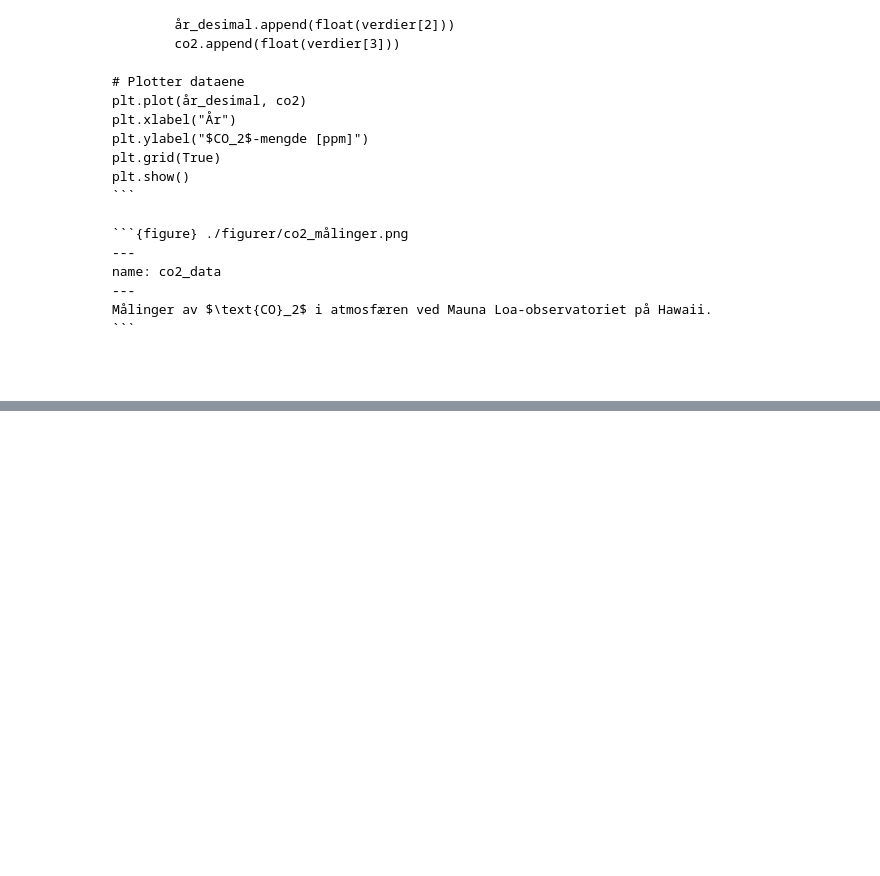
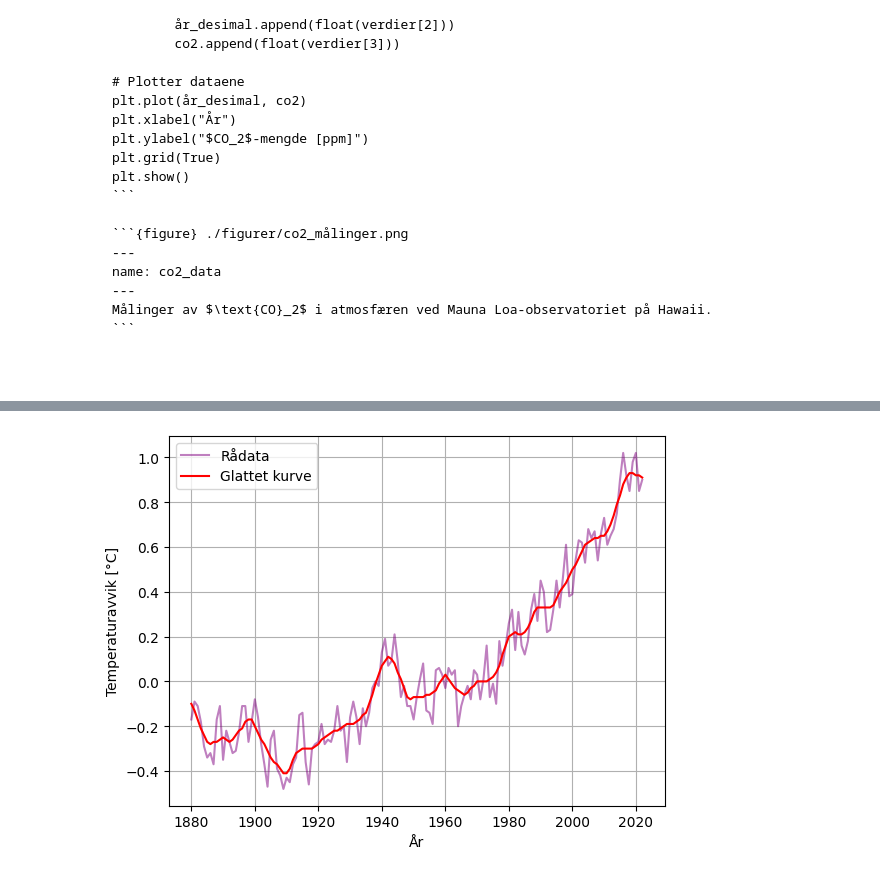
Before and after one commit to reneaas/vgs_programmering, a Jupyter notebook: book/python/IO/lese_filer.ipynb, the cells around one changed output, grey strips where cells are left out. Drawn from its saved outputs; the diff is of its cells as text; code cells hidden in the pictures; blank space fills up the shorter version.

```diff
--- a/book/python/IO/lese_filer.ipynb
+++ b/book/python/IO/lese_filer.ipynb
@@ -290,0 +409,32 @@ Målinger av $\text{CO}_2$ i atmosfæren ved Mauna Loa-observatoriet på Hawaii.
+# %%
+import matplotlib.pyplot as plt
+
+filnavn = "global_temperatures.txt"
+
+år = []
+temperaturavvik = []
+temperaturavvik_smooth = []
+n_hopp = 5 # Fem tommer linjer.
+
+with open(filnavn, "r") as infile:
+    for _ in range(n_hopp):
+        infile.readline()
+
+    for linje in infile:
+        verdier = linje.split()
+
+        år.append(float(verdier[0]))
+        temperaturavvik.append(float(verdier[1]))
+        temperaturavvik_smooth.append(float(verdier[-1]))
+
+# Visualiserer dataene
+plt.plot(år, temperaturavvik, color="purple", alpha=0.5, label="Rådata")
+plt.plot(år, temperaturavvik_smooth, color="red", label="Glattet kurve")
+plt.xlabel("År")
+plt.ylabel("Temperaturavvik [°C]")
+plt.grid(True)
+plt.legend()
+plt.savefig("figurer/global_temperaturavvik.pdf")
+plt.show()
+# %% [output]
+[figure, added]
```
Also changed, not shown: parts of 18 cells of this notebook, 9 other files.
